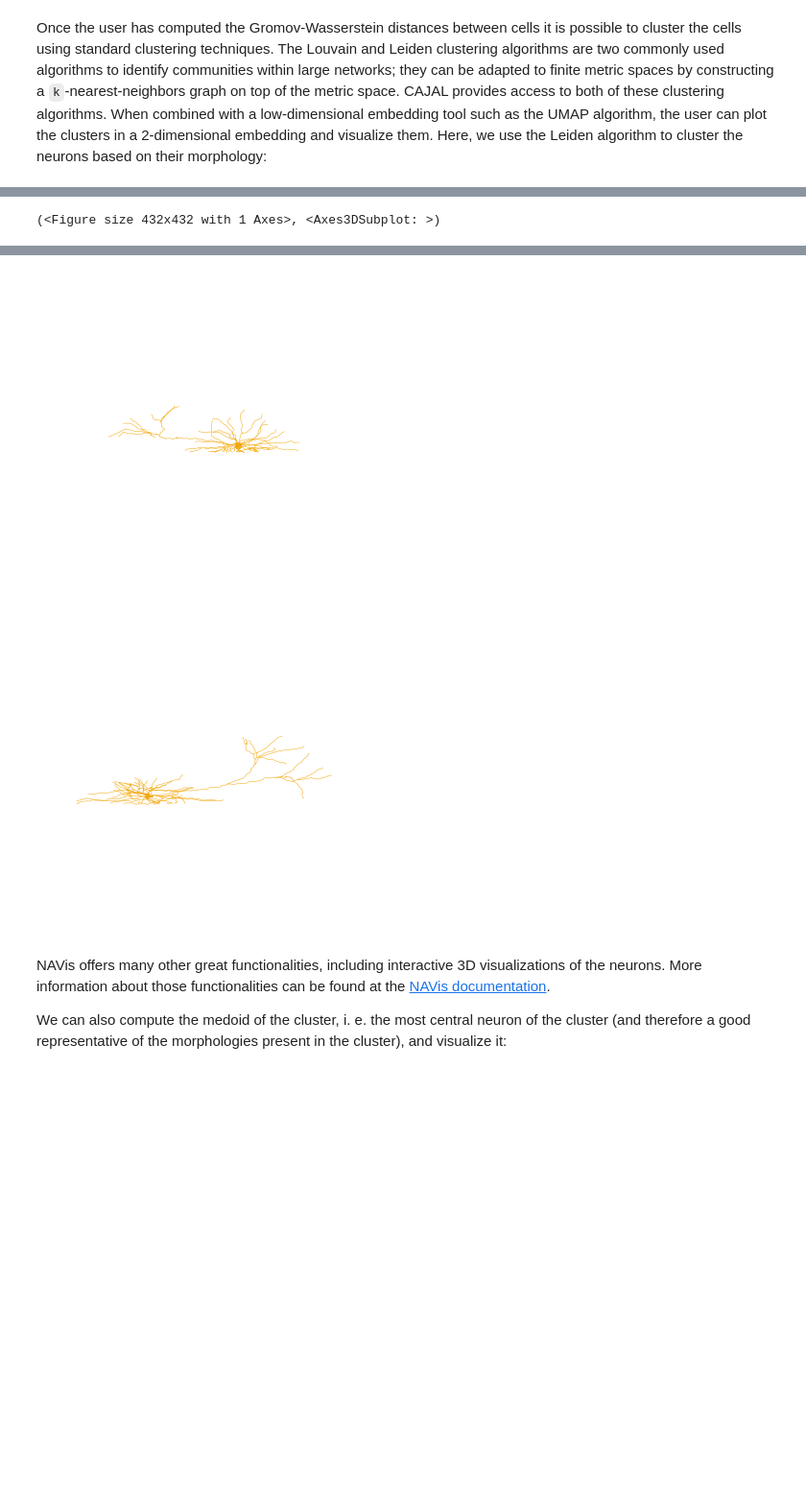
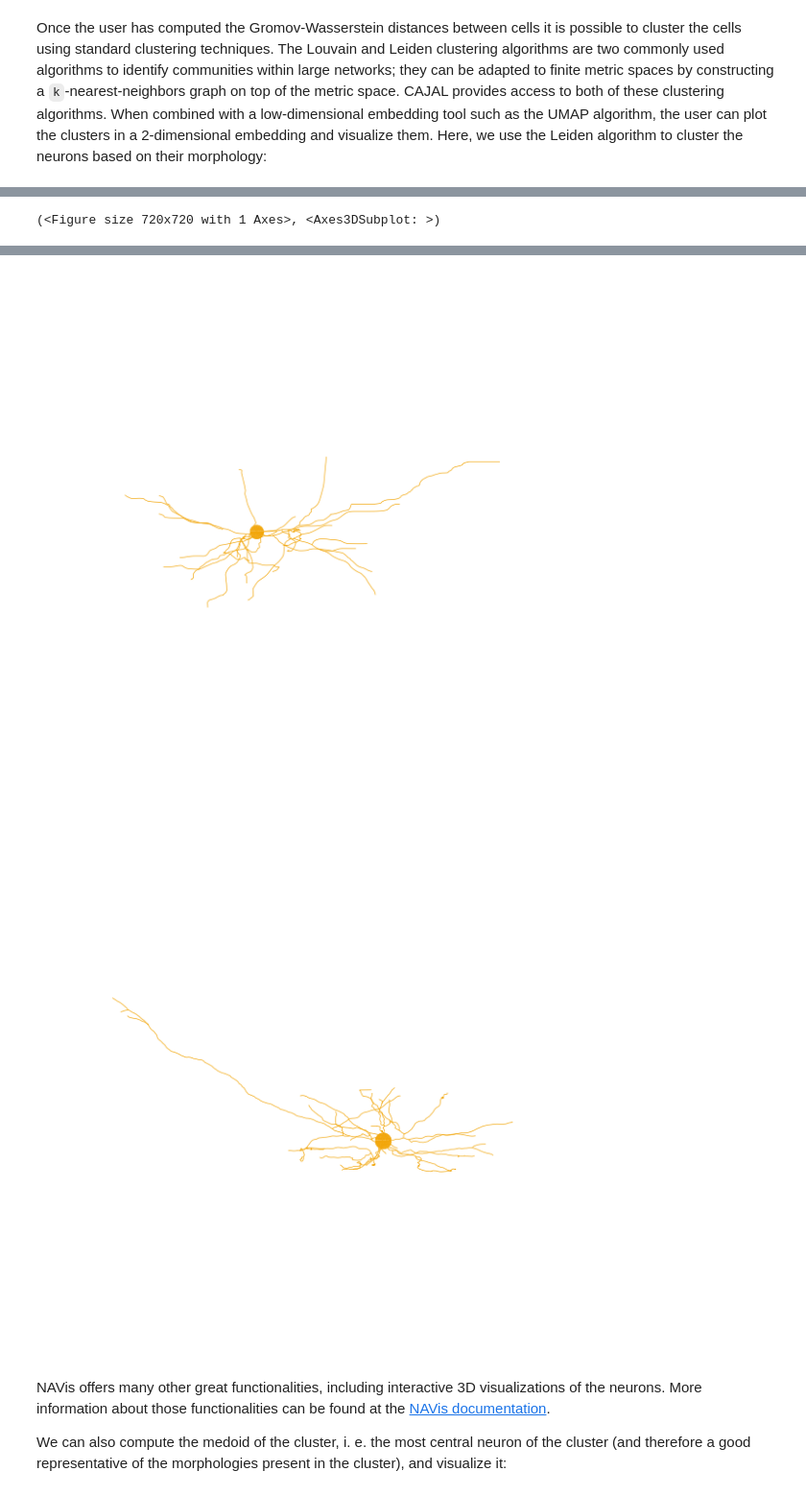
Before and after one commit to CamaraLab/CAJAL, a Jupyter notebook: docs/notebooks/Example_1.ipynb, the cells around one changed output, grey strips where cells are left out. Shown at 96% size. Drawn from its saved outputs; the diff is of its cells as text; code cells hidden in the pictures; blank space fills up the shorter version.

```diff
--- a/docs/notebooks/Example_1.ipynb
+++ b/docs/notebooks/Example_1.ipynb
@@ -63,12 +60,15 @@ The computation will take 10-20 minutes in a standard desktop computer.
 We can visualize the resulting space of cell morphologies using UMAP:
 # %%
+import plotly.io as pio
+pio.renderers.default = 'iframe'
+
 import cajal.utilities
 import umap
 import plotly.express
 
 # Read GW distance matrix
-cells, gw_dist_dict = cajal.utilities.read_gw_dists("/home/jovyan/swc_bdad_100pts_geodesic_GW_dmat.csv", header=True)
-gw_dist = cajal.utilities.dist_mat_of_dict(gw_dist_dict,cells)
+cells, gw_dist_dict = cajal.utilities.read_gw_dists("/home/jovyan/swc_bdad_100pts_euclidean_GW_dmat.csv", header=True)
+gw_dist = cajal.utilities.dist_mat_of_dict(gw_dist_dict)
 
 # Compute UMAP representation
 reducer = umap.UMAP(metric="precomputed", random_state=1)
@@ -110,8 +113,8 @@ import navis
 cells_cluster_8 = [n for m, n in zip(clusters, cells) if m==8]
 cluster_8 = [navis.read_swc("/home/jovyan/swc/" + n + ".swc") for n in cells_cluster_8]
 
-cluster_8[0].plot2d()
 cluster_8[1].plot2d()
 cluster_8[2].plot2d()
+cluster_8[3].plot2d()
 # %% [output]
-(<Figure size 432x432 with 1 Axes>, <Axes3DSubplot: >)
+(<Figure size 720x720 with 1 Axes>, <Axes3DSubplot: >)
@@ -119,5 +122,5 @@ cluster_8[2].plot2d()
-[figure, old version]
+[figure, new version]
-[figure, old version]
+[figure, new version]
 # %% [markdown]
 NAVis offers many other great functionalities, including interactive 3D visualizations of the neurons. More information about those functionalities can be found at the [NAVis documentation](https://navis.readthedocs.io/en/latest/index.html>).
 
```
Also changed, not shown: parts of 14 cells of this notebook.
